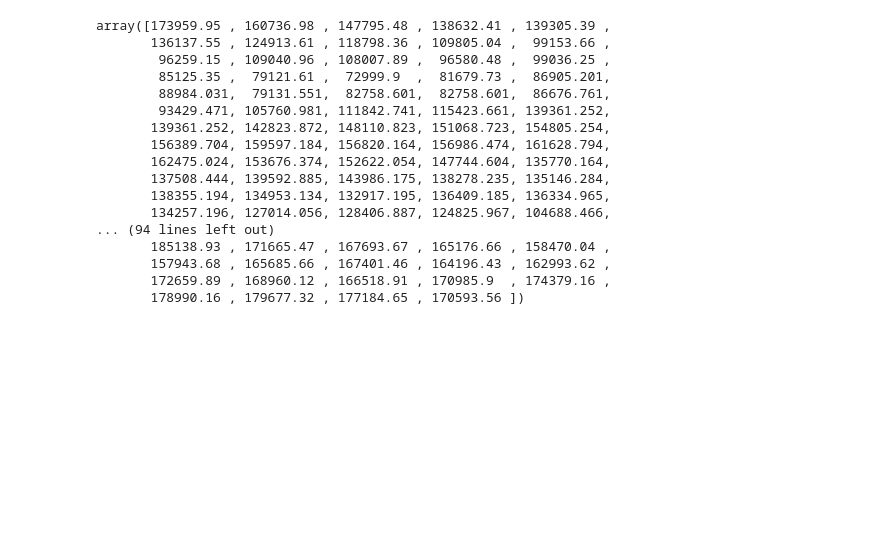
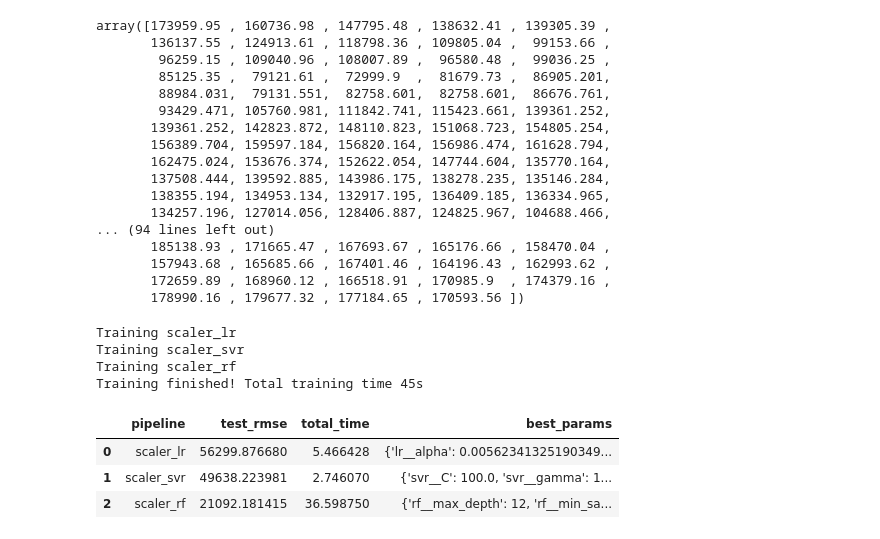
Before and after one commit to JonVenezia/AI-Capstone, a Jupyter notebook: EDA.ipynb, the cells around one changed output. Drawn from its saved outputs; the diff is of its cells as text; code cells hidden in the pictures; blank space fills up the shorter version.

```diff
--- a/EDA.ipynb
+++ b/EDA.ipynb
@@ -368,3 +368,19 @@ array([173959.95 , 160736.98 , 147795.48 , 138632.41 , 139305.39 ,
        157943.68 , 165685.66 , 167401.46 , 164196.43 , 162993.62 ,
        172659.89 , 168960.12 , 166518.91 , 170985.9  , 174379.16 ,
        178990.16 , 179677.32 , 177184.65 , 170593.56 ])
+# %%
+data_dir = os.path.join('data','cs-train')
+from model import compare_models
+model_compare_df = compare_models(data_dir,country = 'United Kingdom')
+# %% [output]
+Training scaler_lr
+Training scaler_svr
+Training scaler_rf
+Training finished! Total training time 45s
+# %%
+model_compare_df.style.bar(color='lightblue', subset=['test_rmse'], align='zero').bar(color='lightblue', subset=['total_time'], align='zero')
+# %% [output]
+|  | pipeline | test_rmse | total_time | best_params |
+| 0 | scaler_lr | 56299.876680 | 5.466428 | {'lr__alpha': 0.00562341325190349... |
+| 1 | scaler_svr | 49638.223981 | 2.746070 | {'svr__C': 100.0, 'svr__gamma': 1... |
+| 2 | scaler_rf | 21092.181415 | 36.598750 | {'rf__max_depth': 12, 'rf__min_sa... |
```
Also changed, not shown: parts of 6 cells of this notebook, 36 other files.
